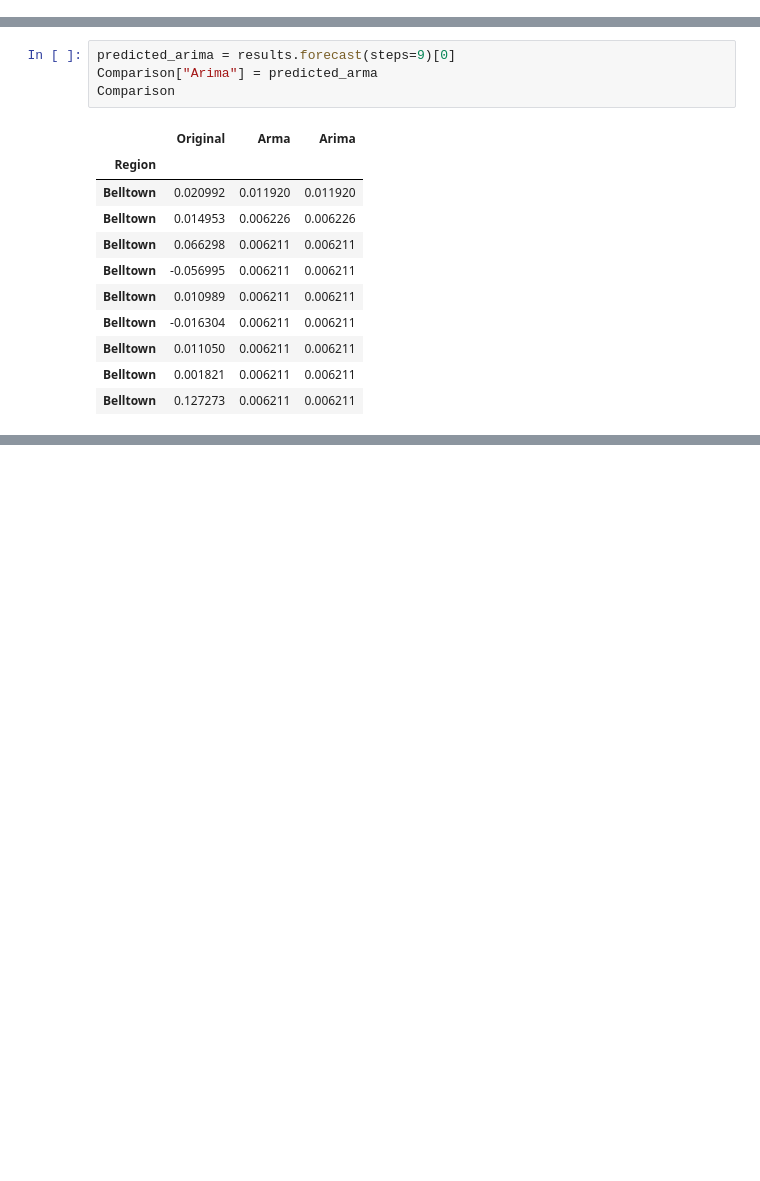
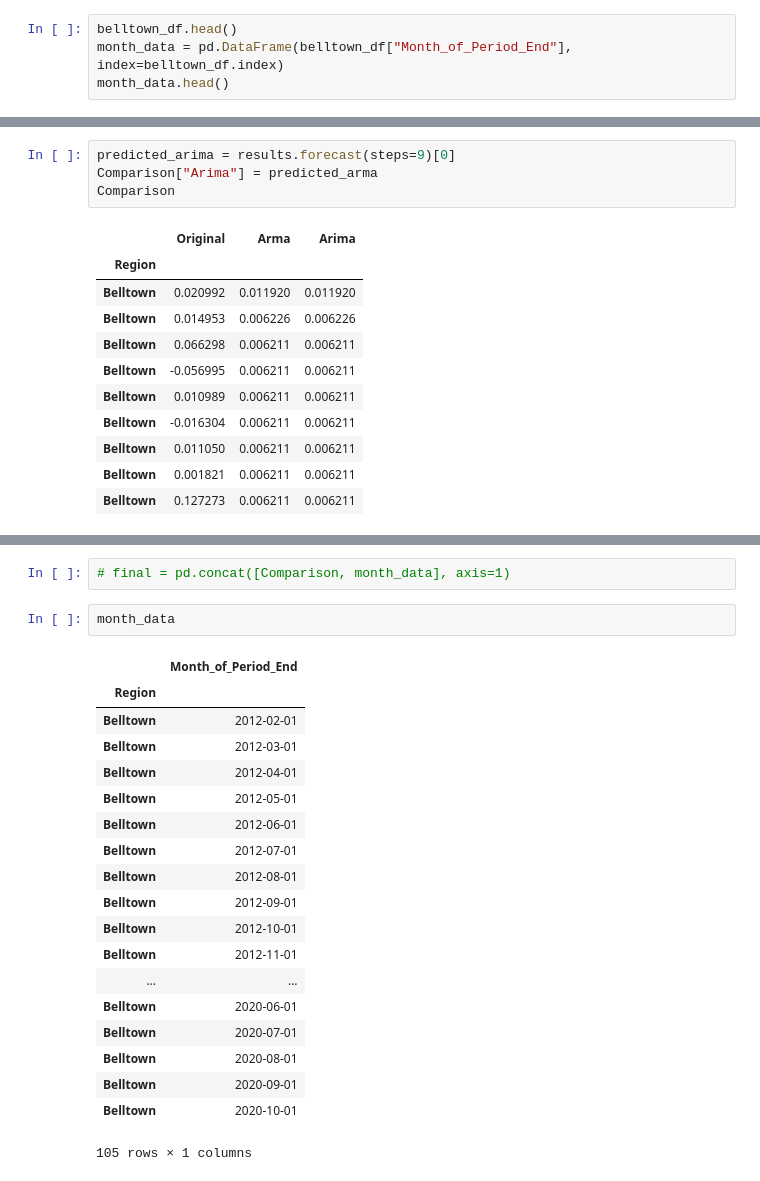
Before and after one commit to CapraRoyale/property-predictions, a Jupyter notebook: data_template.ipynb, the cells around one changed output, grey strips where cells are left out. Saved outputs shown, nothing was run; the diff lists cells and outputs as text; blank space fills up the shorter version.

Commit message:
updating seattle data

```diff
--- a/data_template.ipynb
+++ b/data_template.ipynb
@@ -229,3 +229,7 @@ Try using .loc[row_indexer,col_indexer] = value instead
 
 See the caveats in the documentation: http://pandas.pydata.org/pandas-docs/stable/indexing.html#indexing-view-versus-copy
   """Entry point for launching an IPython kernel.
+# %%
+belltown_df.head()
+month_data = pd.DataFrame(belltown_df["Month_of_Period_End"], index=belltown_df.index)
+month_data.head()
@@ -411,0 +404,24 @@ Comparison
+# %%
+# final = pd.concat([Comparison, month_data], axis=1)
+# %%
+month_data
+# %% [output]
+|  | Month_of_Period_End |
+| Region |  |
+| Belltown | 2012-02-01 |
+| Belltown | 2012-03-01 |
+| Belltown | 2012-04-01 |
+| Belltown | 2012-05-01 |
+| Belltown | 2012-06-01 |
+| Belltown | 2012-07-01 |
+| Belltown | 2012-08-01 |
+| Belltown | 2012-09-01 |
+| Belltown | 2012-10-01 |
+| Belltown | 2012-11-01 |
+| ... | ... |
+| Belltown | 2020-06-01 |
+| Belltown | 2020-07-01 |
+| Belltown | 2020-08-01 |
+| Belltown | 2020-09-01 |
+| Belltown | 2020-10-01 |
+105 rows × 1 columns
```
Also changed, not shown: parts of 8 cells of this notebook, 1 other file.
